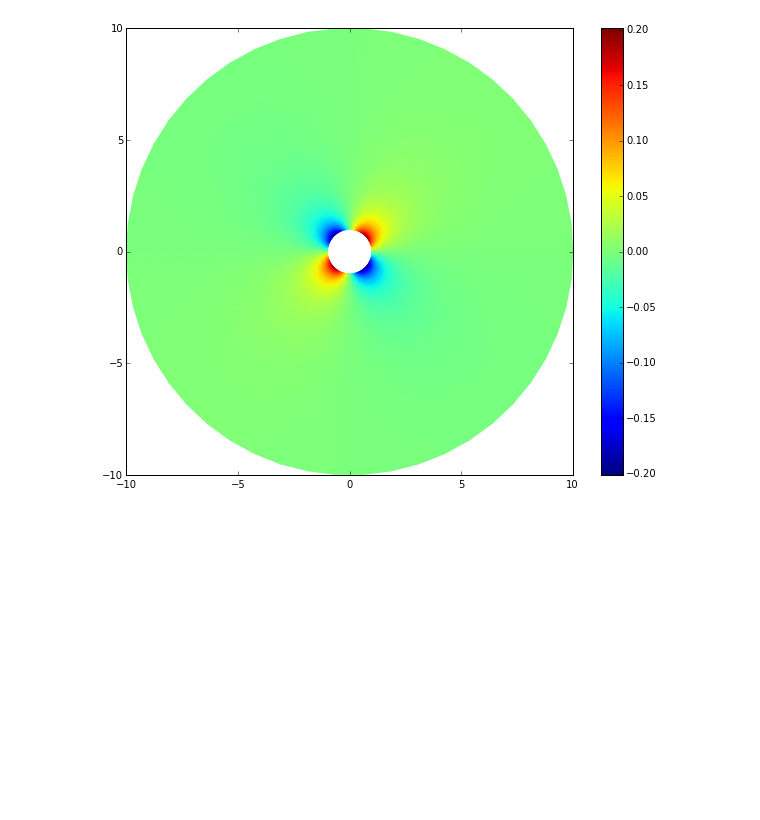
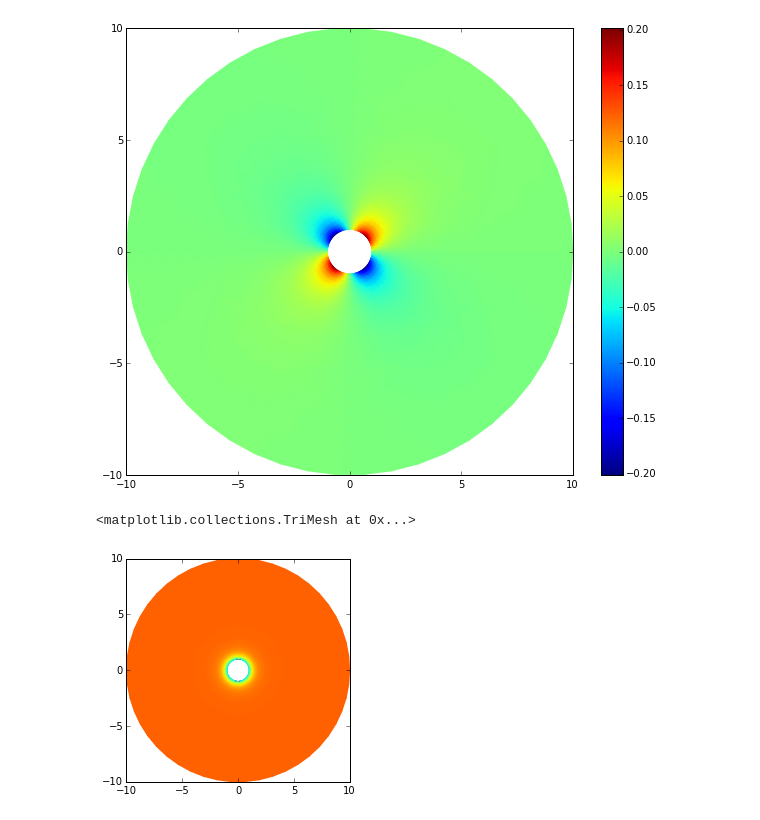
Before and after one commit to brettavedisian/Liquid-Crystals, a Jupyter notebook: SingleCyl.ipynb, the cells around one changed output. Saved outputs shown, nothing was run; the diff lists cells and outputs as text; code cells hidden in the pictures; blank space fills up the shorter version.

```diff
--- a/SingleCyl.ipynb
+++ b/SingleCyl.ipynb
@@ -197,15 +197,15 @@ int_radius.mark(cell_markers,5)
 
 dx1 = Measure("dx", domain=mesh, subdomain_data=cell_markers)
 
-term1 = pow(dxnx+dyny,2)/2
-term2 = pow(dxny-dynx,2)/2
-Equad = assemble(term1*dx1(5))
-Esurf = assemble(term2*dx1(5))
+# quad = pow(dxnx+dyny,2)/2
+# surf = pow(dxny-dynx,2)/2
 
-# quad = (1/2)*(pow(dxnx,2) + pow(dynx,2) + pow(dxny,2) + pow(dyny,2))
-# surf = ((dxnx*dyny) - (dxny*dynx))
-# Equad = assemble(quad*dx1(5))
-# Esurf = assemble(surf*dx1(5))
+quad = (1/2)*(pow(dxnx,2) + pow(dynx,2) + pow(dxny,2) + pow(dyny,2))
+surf = ((dxnx*dyny) - (dxny*dynx))
+Equad = assemble(quad*dx1(5))
+Esurf = assemble(surf*dx1(5))
+
+fel = quad + surf
 Etot = Esurf+Equad
 
 print("Quad Energy %f" % Equad)
@@ -221,3 +221,9 @@ plot(dxnx)
 plt.colorbar(shrink=0.8);
 # %% [output]
 [figure]
+# %%
+f = project(fel,V)
+plot(f)
+# %% [output]
+<matplotlib.collections.TriMesh at 0x...>
+[figure, added]
```
Also changed, not shown: parts of 1 cell of this notebook.
